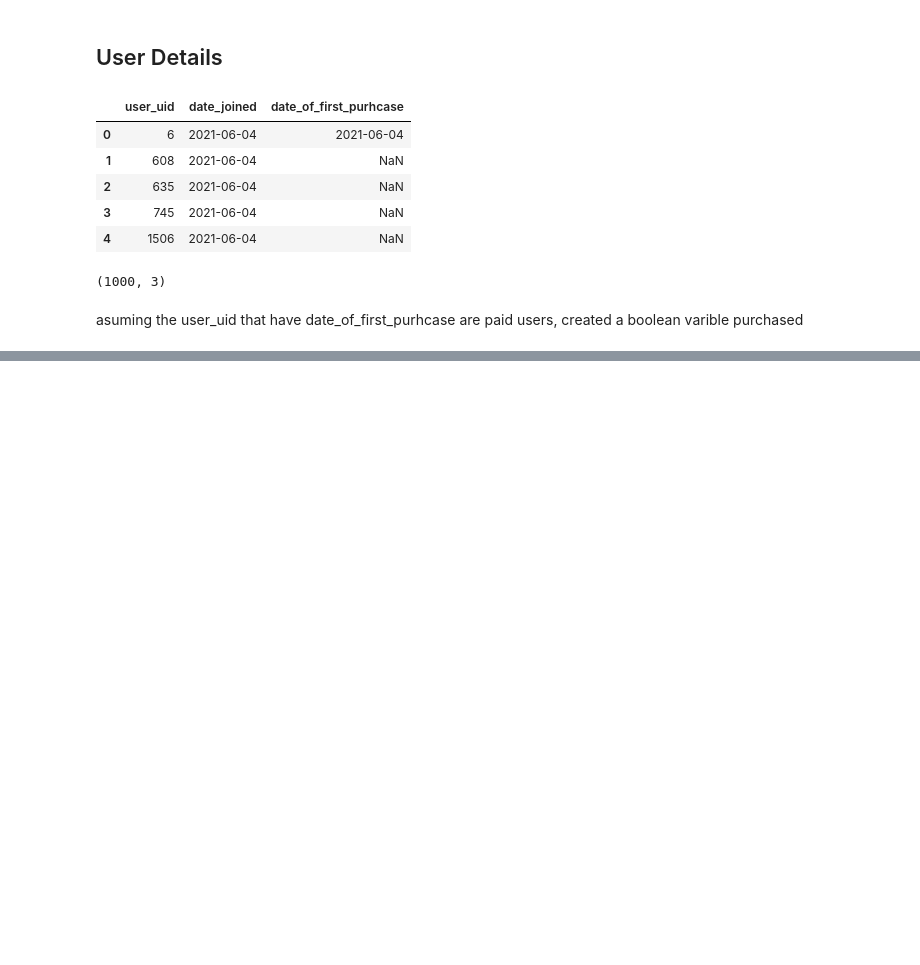
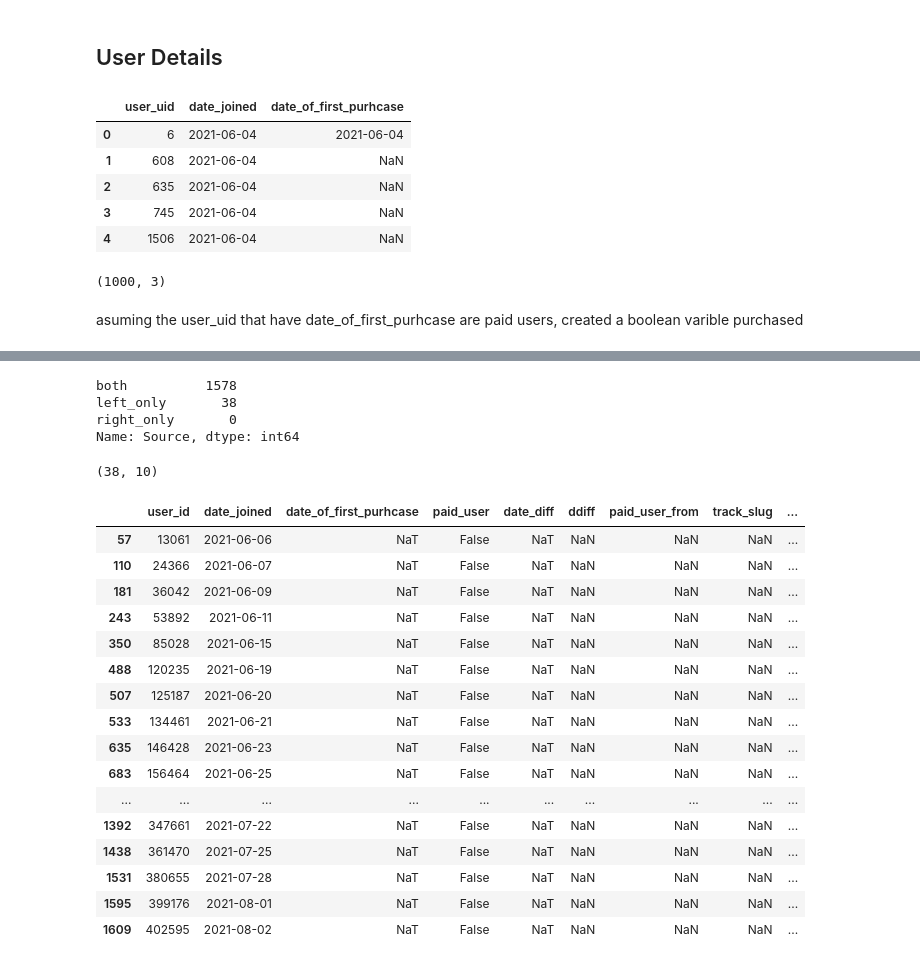
Before and after one commit to noel996/entry_data_analysis, a Jupyter notebook: Entry User Data analysis.ipynb, the cells around one changed output, grey strips where cells are left out. Saved outputs shown, nothing was run; the diff lists cells and outputs as text; code cells hidden in the pictures; blank space fills up the shorter version.

```diff
--- a/Entry User Data analysis.ipynb
+++ b/Entry User Data analysis.ipynb
@@ -112,0 +158,2 @@ paid_user.head()
+# %%
+user=user_details.rename(columns = {'user_uid':'user_id'})
@@ -112,0 +191,31 @@ paid_user.head()
+# %%
+user_det.Source.value_counts()
+# %% [output]
+both          1578
+left_only       38
+right_only       0
+Name: Source, dtype: int64
+# %%
+user_det[user_det.Source=='left_only'].shape
+# %% [output]
+(38, 10)
+# %%
+user_det[user_det.Source=='left_only']
+# %% [output]
+|  | user_id | date_joined | date_of_first_purhcase | paid_user | date_diff | ddiff | paid_user_from | track_slug | ... |
+| 57 | 13061 | 2021-06-06 | NaT | False | NaT | NaN | NaN | NaN | ... |
+| 110 | 24366 | 2021-06-07 | NaT | False | NaT | NaN | NaN | NaN | ... |
+| 181 | 36042 | 2021-06-09 | NaT | False | NaT | NaN | NaN | NaN | ... |
+| 243 | 53892 | 2021-06-11 | NaT | False | NaT | NaN | NaN | NaN | ... |
+| 350 | 85028 | 2021-06-15 | NaT | False | NaT | NaN | NaN | NaN | ... |
+| 488 | 120235 | 2021-06-19 | NaT | False | NaT | NaN | NaN | NaN | ... |
+| 507 | 125187 | 2021-06-20 | NaT | False | NaT | NaN | NaN | NaN | ... |
+| 533 | 134461 | 2021-06-21 | NaT | False | NaT | NaN | NaN | NaN | ... |
+| 635 | 146428 | 2021-06-23 | NaT | False | NaT | NaN | NaN | NaN | ... |
+| 683 | 156464 | 2021-06-25 | NaT | False | NaT | NaN | NaN | NaN | ... |
+| ... | ... | ... | ... | ... | ... | ... | ... | ... | ... |
+| 1392 | 347661 | 2021-07-22 | NaT | False | NaT | NaN | NaN | NaN | ... |
+| 1438 | 361470 | 2021-07-25 | NaT | False | NaT | NaN | NaN | NaN | ... |
+| 1531 | 380655 | 2021-07-28 | NaT | False | NaT | NaN | NaN | NaN | ... |
+| 1595 | 399176 | 2021-08-01 | NaT | False | NaT | NaN | NaN | NaN | ... |
+| 1609 | 402595 | 2021-08-02 | NaT | False | NaT | NaN | NaN | NaN | ... |
```
Also changed, not shown: parts of 47 cells of this notebook.
